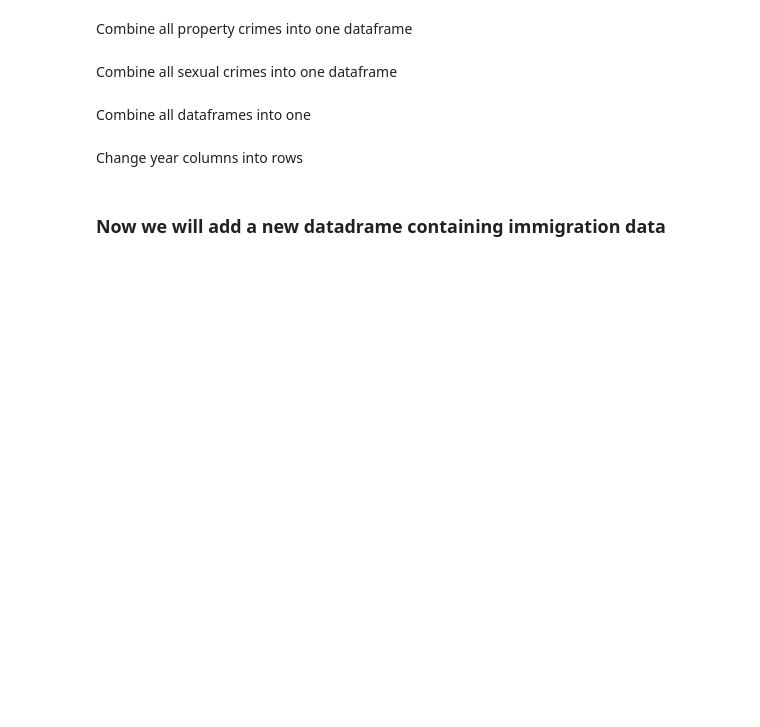
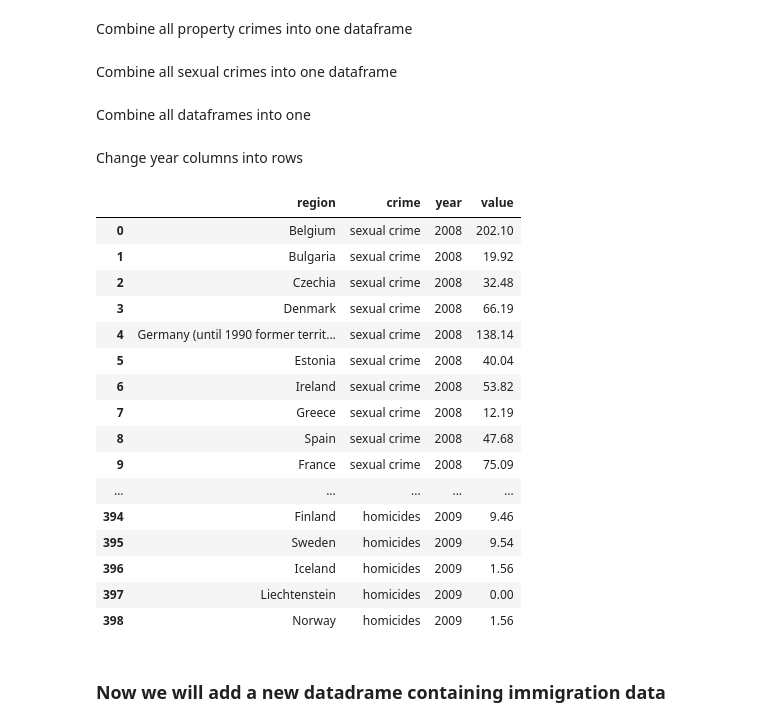
Before and after one commit to Patriciaps310/github-demo, a Jupyter notebook: Geospatial data/Crime Data Analysis.ipynb, the cells around one changed output. Cells and saved outputs as stored; diff of their text form; code cells hidden in the pictures; blank space fills up the shorter version.

```diff
--- a/Geospatial data/Crime Data Analysis.ipynb
+++ b/Geospatial data/Crime Data Analysis.ipynb
@@ -459,6 +459,26 @@ all_crimes_df = all_crimes_df.reset_index()
 # %%
 crimes = pd.melt(all_crimes_df, id_vars= ['region', 'crime'],
                     var_name='year', value_name='value')
+# %%
+crimes
+# %% [output]
+|  | region | crime | year | value |
+| 0 | Belgium | sexual crime | 2008 | 202.10 |
+| 1 | Bulgaria | sexual crime | 2008 | 19.92 |
+| 2 | Czechia | sexual crime | 2008 | 32.48 |
+| 3 | Denmark | sexual crime | 2008 | 66.19 |
+| 4 | Germany (until 1990 former territ... | sexual crime | 2008 | 138.14 |
+| 5 | Estonia | sexual crime | 2008 | 40.04 |
+| 6 | Ireland | sexual crime | 2008 | 53.82 |
+| 7 | Greece | sexual crime | 2008 | 12.19 |
+| 8 | Spain | sexual crime | 2008 | 47.68 |
+| 9 | France | sexual crime | 2008 | 75.09 |
+| ... | ... | ... | ... | ... |
+| 394 | Finland | homicides | 2009 | 9.46 |
+| 395 | Sweden | homicides | 2009 | 9.54 |
+| 396 | Iceland | homicides | 2009 | 1.56 |
+| 397 | Liechtenstein | homicides | 2009 | 0.00 |
+| 398 | Norway | homicides | 2009 | 1.56 |
 # %% [markdown]
 ### Now we will add a new datadrame containing immigration data
 # %%
```
Also changed, not shown: parts of 18 cells of this notebook.
